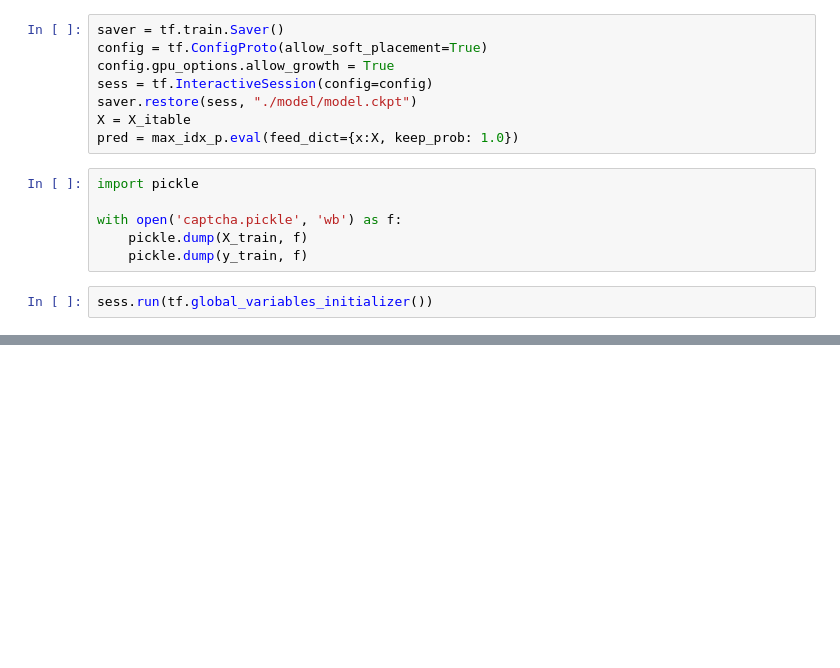
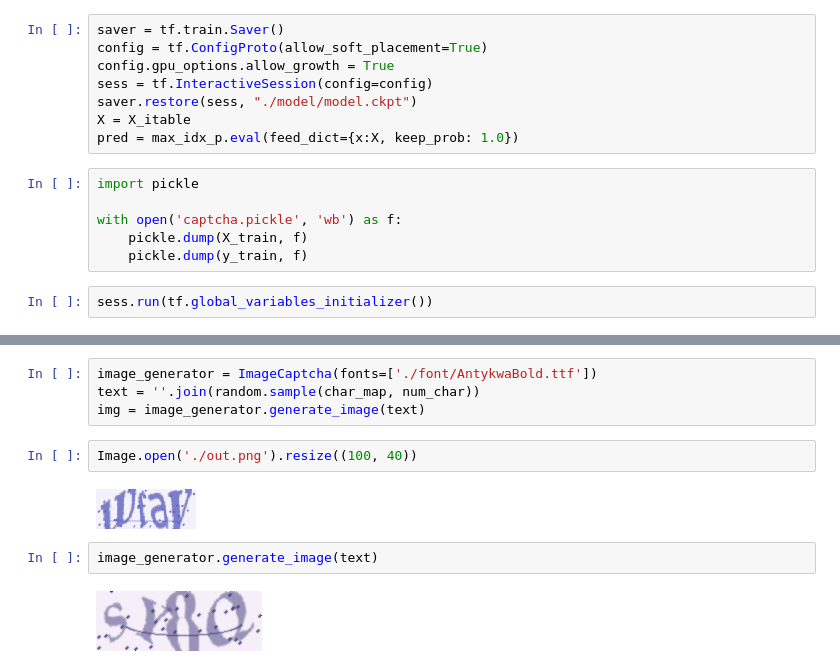
Before and after one commit to yuyang2009/kaggle, a Jupyter notebook: captcha.ipynb, the cells around one changed output, grey strips where cells are left out. Drawn from its saved outputs; the diff is of its cells as text; blank space fills up the shorter version.

```diff
--- a/captcha.ipynb
+++ b/captcha.ipynb
@@ -472,0 +491,12 @@ X_itable[1].shape
+# %%
+image_generator = ImageCaptcha(fonts=['./font/AntykwaBold.ttf'])
+text = ''.join(random.sample(char_map, num_char))
+img = image_generator.generate_image(text)
+# %%
+Image.open('./out.png').resize((100, 40))
+# %% [output]
+[figure, added]
+# %%
+image_generator.generate_image(text)
+# %% [output]
+[figure, added]
```
Also changed, not shown: parts of 12 cells of this notebook.
